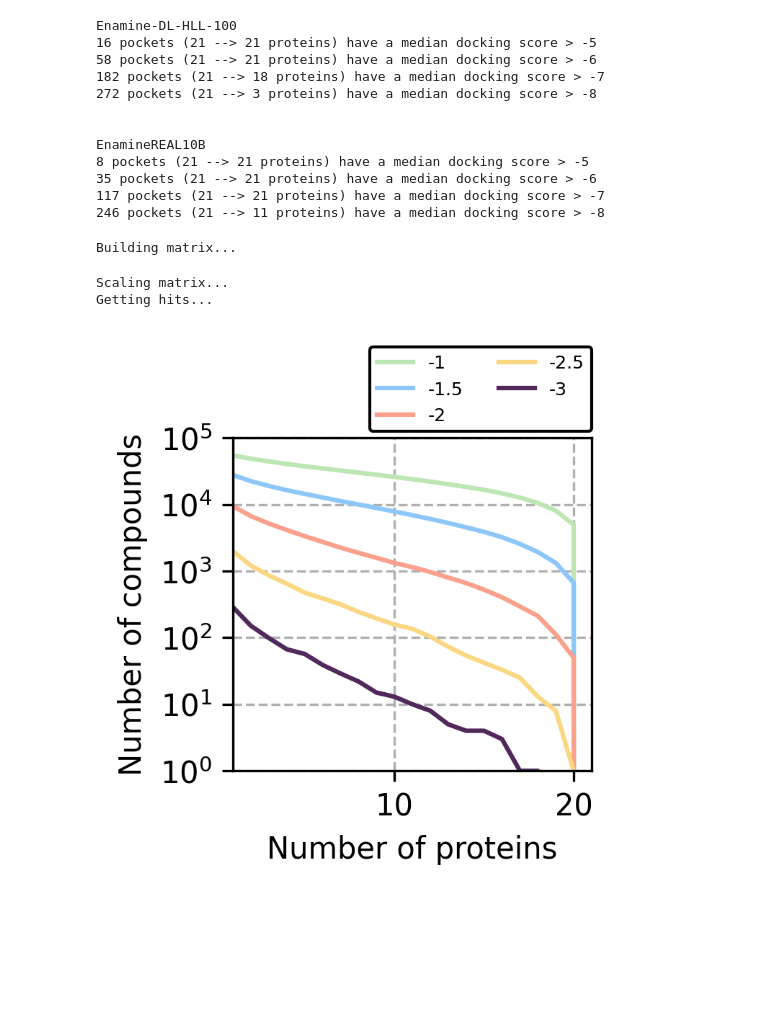
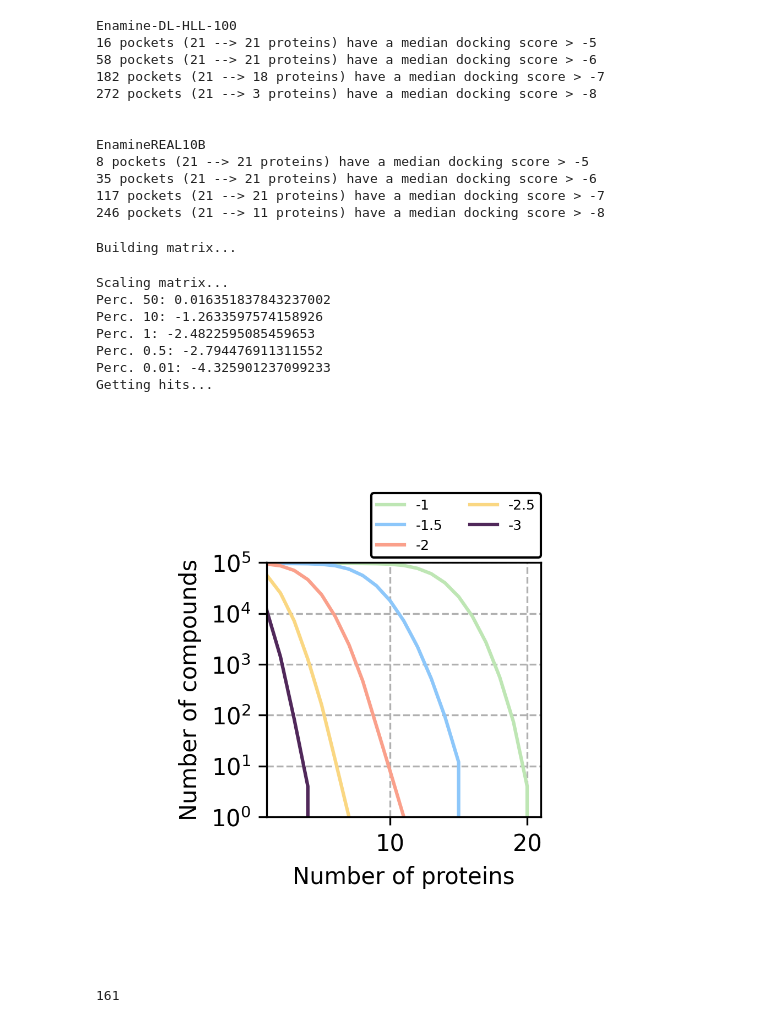
Before and after one commit to ersilia-os/mtb-targeted-protein-degradation, a Jupyter notebook: notebooks/46_docking_normalization.ipynb, the cells around one changed output. Cells and saved outputs as stored; diff of their text form; code cells hidden in the pictures; blank space fills up the shorter version.

Commit message:
protein visialisation

```diff
--- a/notebooks/46_docking_normalization.ipynb
+++ b/notebooks/46_docking_normalization.ipynb
@@ -127,6 +136,14 @@ for c, pocket in enumerate(tqdm(pockets_to_use)):
 # Scale matrix
 print("Scaling matrix...")
 X_scaled = RobustScaler().fit_transform(X)
+X_scaled = StandardScaler().fit_transform(X_scaled.T).T
+
+values = X_scaled.flatten()
+print(f"Perc. 50: {np.percentile(values, 50)}")
+print(f"Perc. 10: {np.percentile(values, 10)}")
+print(f"Perc. 1: {np.percentile(values, 1)}")
+print(f"Perc. 0.5: {np.percentile(values, 0.5)}")
+print(f"Perc. 0.01: {np.percentile(values, 0.01)}")
 
 # Get hits per protein and protein per hit
 print("Getting hits...")
@@ -142,31 +159,36 @@ for c, pocket in enumerate(tqdm(pockets_to_use)):
         for compound in compounds:
             HIT_TO_PROTEINS[compound][cut].update([protein])
 
 # Prepare plot
 n_proteins = [i for i in range(1, 21+1, 1)]
 y_proteins = {}
 for cut in CUTS:
     y_proteins[cut] = list()
     for N in n_proteins:
         y_proteins[cut].append(len([i for i in HIT_TO_PROTEINS if len(HIT_TO_PROTEINS[i][cut]) > N ]))
 
 # Plot
 fig, ax = plt.subplots(1, 1, figsize=(2.5, 2.9), dpi=300)
 COLORS= ['#50285A', '#FAD782', '#FAA08B', '#8DC7FA', '#BEE6B4'][::-1]
 for cut, color in zip(CUTS, COLORS):
     ax.plot(n_proteins, y_proteins[cut], label=str(cut), c=color)
 ax.grid(linestyle='--', zorder=-2)
 ax.set_ylabel("Number of compounds")
 ax.set_xlabel("Number of proteins")
 ax.set_yscale('log')
 ax.set_ylim([1, 100_000])
 ax.set_xlim([1, 21])
 ax.set_yticks([10**0, 10**1, 10**2, 10**3, 10**4, 10**5])
 ax.legend(loc='upper right', framealpha=1, edgecolor='k', prop={'size': 6}, ncols=2, bbox_to_anchor=(1.025, 1.3))
 plt.tight_layout()
 plt.show()
 # %% [output]
 Building matrix...
 Scaling matrix...
+Perc. 50: 0.016351837843237002
+Perc. 10: -1.2633597574158926
+Perc. 1: -2.4822595085459653
+Perc. 0.5: -2.794476911311552
+Perc. 0.01: -4.325901237099233
 Getting hits...
-[figure, old version]
+[figure, new version]
@@ -209,0 +205,5 @@ Getting hits...
+# %%
+SELECTED_COMPOUNDS = set(sorted([i for i in HIT_TO_PROTEINS if len(HIT_TO_PROTEINS[i][-2.5]) > 5]))
+print(len(SELECTED_COMPOUNDS))
+# %% [output]
+161
```
Also changed, not shown: parts of 7 cells of this notebook, 1 other file.
